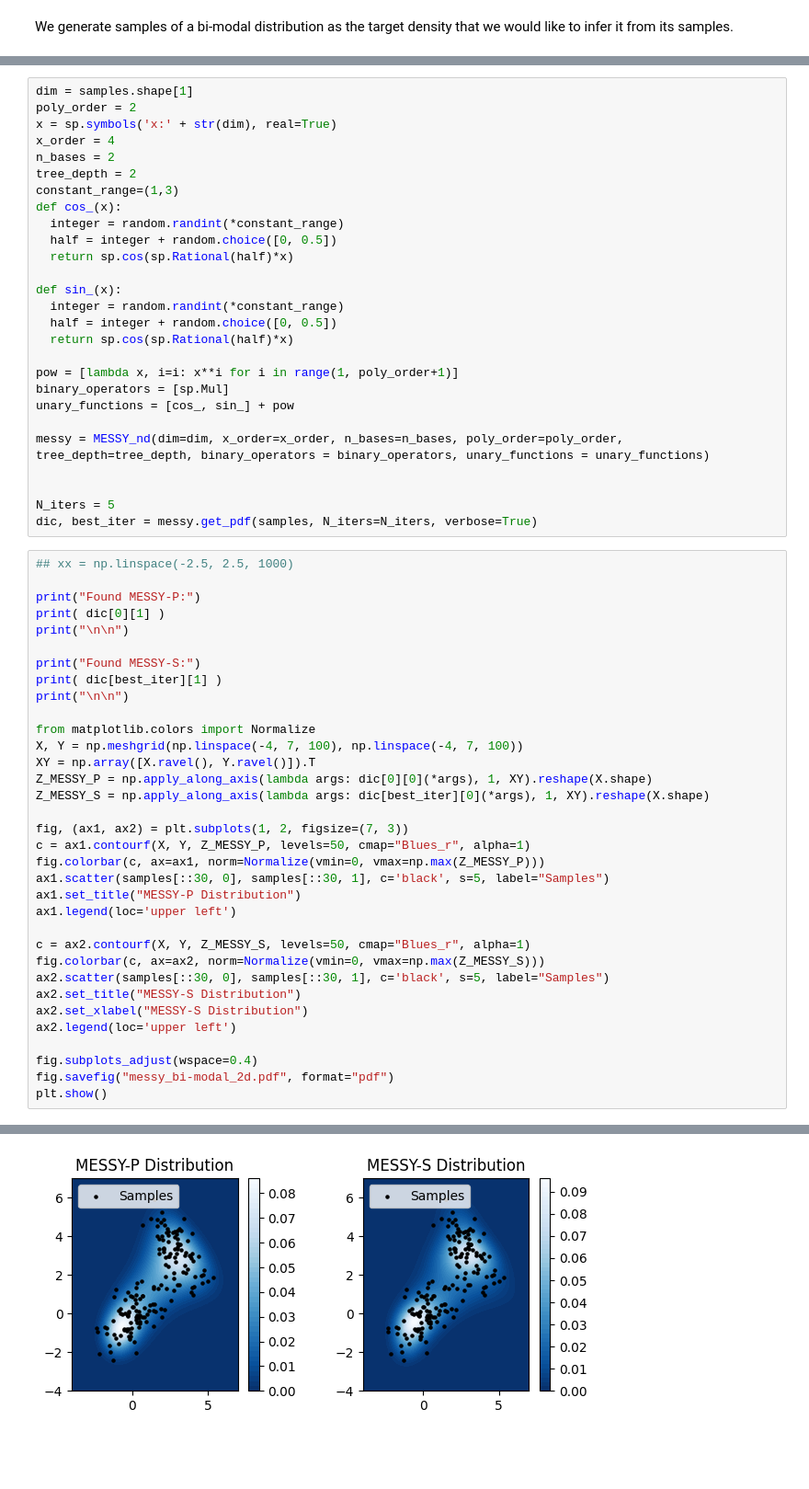
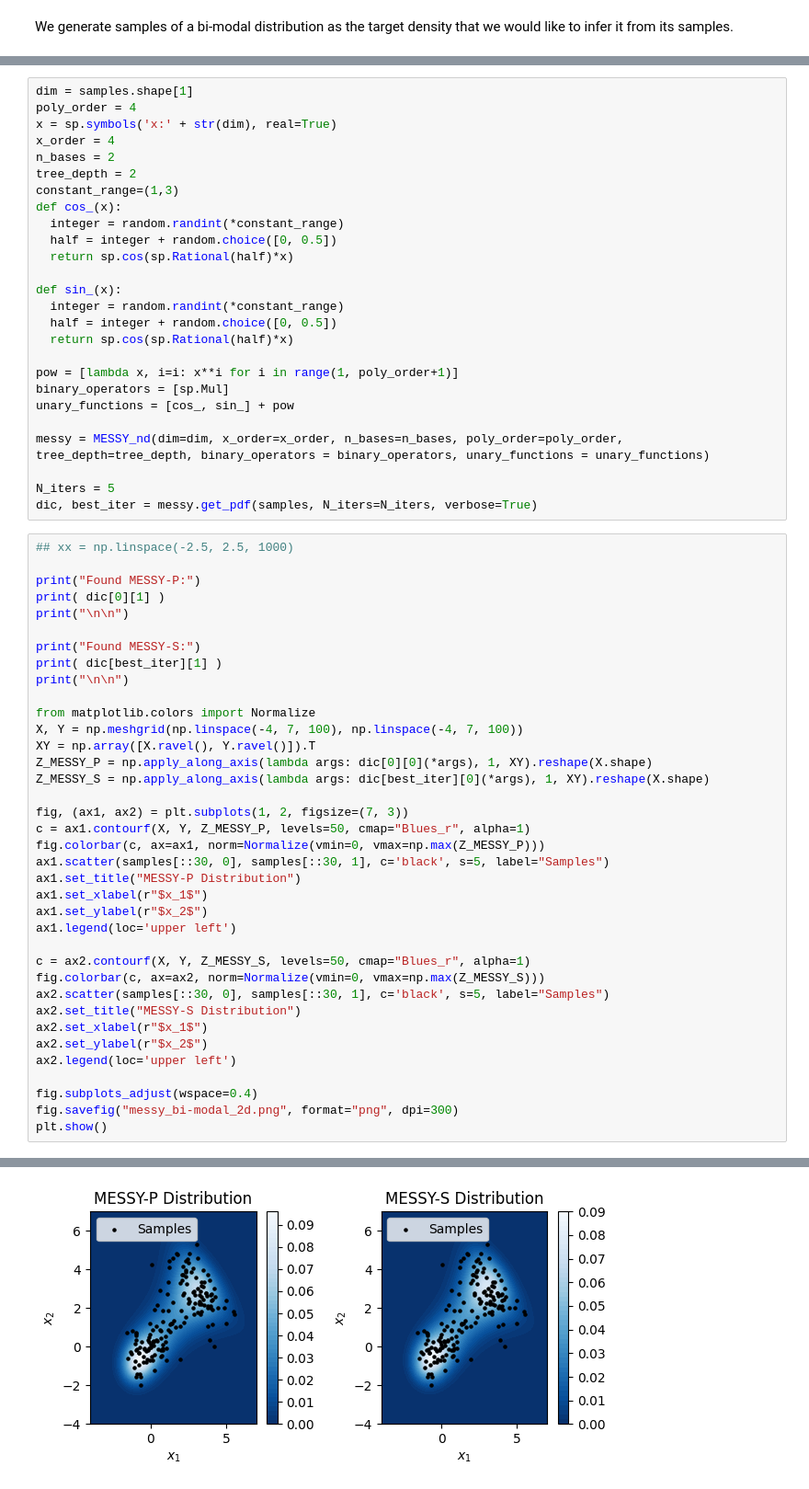
Before and after one commit to mohsensadr/MESSY, a Jupyter notebook: examples/BiModal_2D.ipynb, the cells around one changed output, grey strips where cells are left out. Shown: that part at 92% size. Cells and saved outputs as stored; diff of their text form; blank space fills up the shorter version.

```diff
--- a/examples/BiModal_2D.ipynb
+++ b/examples/BiModal_2D.ipynb
@@ -31,6 +31,6 @@ sample.shape =  (5000, 2)
 # %%
 dim = samples.shape[1]
-poly_order = 2
+poly_order = 4
 x = sp.symbols('x:' + str(dim), real=True)
 x_order = 4
 n_bases = 2
@@ -52,7 +52,6 @@ unary_functions = [cos_, sin_] + pow
 
 messy = MESSY_nd(dim=dim, x_order=x_order, n_bases=n_bases, poly_order=poly_order, tree_depth=tree_depth, binary_operators = binary_operators, unary_functions = unary_functions)
 
-
 N_iters = 5
 dic, best_iter = messy.get_pdf(samples, N_iters=N_iters, verbose=True)
 # %%
@@ -77,17 +76,20 @@ c = ax1.contourf(X, Y, Z_MESSY_P, levels=50, cmap="Blues_r", alpha=1)
 fig.colorbar(c, ax=ax1, norm=Normalize(vmin=0, vmax=np.max(Z_MESSY_P)))
 ax1.scatter(samples[::30, 0], samples[::30, 1], c='black', s=5, label="Samples")
 ax1.set_title("MESSY-P Distribution")
+ax1.set_xlabel(r"$x_1$")
+ax1.set_ylabel(r"$x_2$")
 ax1.legend(loc='upper left')
 
 c = ax2.contourf(X, Y, Z_MESSY_S, levels=50, cmap="Blues_r", alpha=1)
 fig.colorbar(c, ax=ax2, norm=Normalize(vmin=0, vmax=np.max(Z_MESSY_S)))
 ax2.scatter(samples[::30, 0], samples[::30, 1], c='black', s=5, label="Samples")
 ax2.set_title("MESSY-S Distribution")
-ax2.set_xlabel("MESSY-S Distribution")
+ax2.set_xlabel(r"$x_1$")
+ax2.set_ylabel(r"$x_2$")
 ax2.legend(loc='upper left')
 
 fig.subplots_adjust(wspace=0.4)
-fig.savefig("messy_bi-modal_2d.pdf", format="pdf")
+fig.savefig("messy_bi-modal_2d.png", format="png", dpi=300)
 plt.show()
 # %% [output]
 Found MESSY-P:
@@ -100 +102 @@ Found MESSY-S:
-[figure, old version]
+[figure, new version]
```
Also changed, not shown: parts of 2 cells of this notebook, 2 other files.
